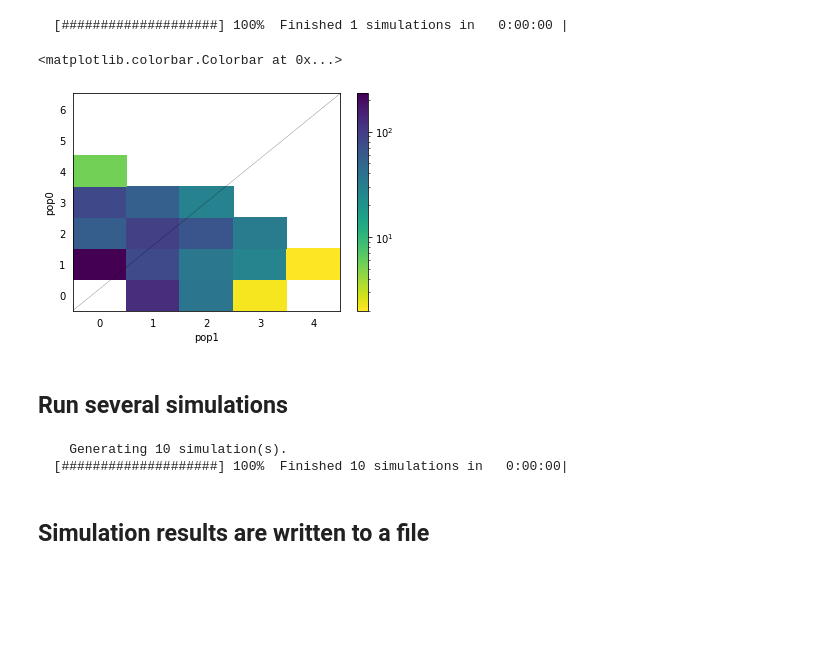
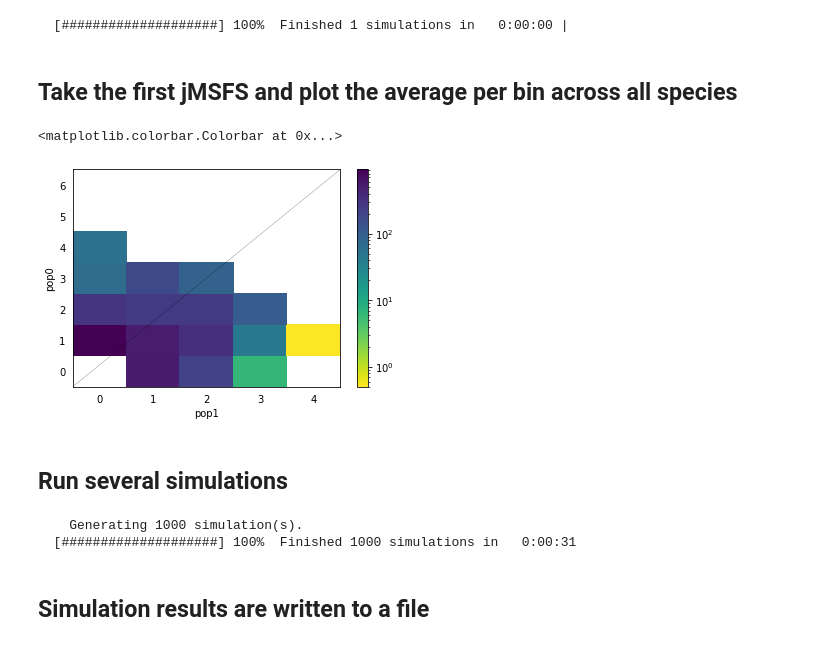
Before and after one commit to philippinespire/ptaPIRE, a Jupyter notebook: jupyter-notebooks/ptaPIRE-Development.ipynb, the cells around one changed output. Cells and saved outputs as stored; diff of their text form; code cells hidden in the pictures; blank space fills up the shorter version.

```diff
--- a/jupyter-notebooks/ptaPIRE-Development.ipynb
+++ b/jupyter-notebooks/ptaPIRE-Development.ipynb
@@ -29,6 +27,6 @@ from IPython.display import SVG, display
 The autoreload extension is already loaded. To reload it, use:
   %reload_ext autoreload
 # %%
-sim = PTA.DemographicModel("2D-test")
+sim = PTA.DemographicModel_2D_Temporal("2D-test")
 print(sim.get_params())
 # %% [output]
@@ -59,4 +54,6 @@ sim.set_param("npops", 4)                       # Number of co-distributed popul
 sim.set_param("nsamps", [3,2])                  # Historical and contemporary sample size (in diploid individuals)
 sim.set_param("num_replicates", 10)             # Number of independent genomic regions to simulate (# loci)
 sim.set_param("muts_per_gen", 0.0000001)        # Obvious
-sim.set_param("generation_time", 3)            # Obvious
+sim.set_param("generation_time", 3)             # Obvious
+sim.set_param("ne_ancestral", [10000,1000000])  # Set a prior range on ne_ancestral
+print(sim.get_params())
@@ -63,21 +78,24 @@ sim.set_param("generation_time", 3)            # Obvious
 # %% [markdown]
 ## Run one 2d simulation to capture the results
 # %%
-my_jmsfs = sim.serial_simulate_2d(nsims=1)[0]
+my_jmsfs = sim.serial_simulate(nsims=1)
 # %% [output]
   [####################] 100%  Finished 1 simulations in   0:00:00 |
+# %% [markdown]
+## Take the first jMSFS and plot the average per bin across all species
 # %%
-my_jmsfs.plot_2d_sfs()
+my_jmsfs[0].plot_2d_sfs()
 # %% [output]
 <matplotlib.colorbar.Colorbar at 0x...>
-[figure, old version]
+[figure, new version]
 # %% [markdown]
 ## Run several simulations
-# %%
-sim.simulate(nsims=10)
-# %% [output]
-    Generating 10 simulation(s).
-  [####################] 100%  Finished 10 simulations in   0:00:00|
+# %%
+!rm ./default_PTA/2D-test-SIMOUT.csv
+sim.simulate(nsims=1000)
+# %% [output]
+    Generating 1000 simulation(s).
+  [####################] 100%  Finished 1000 simulations in   0:00:31
 # %% [markdown]
 ## Simulation results are written to a file
 # %%
```
Also changed, not shown: parts of 9 cells of this notebook.
